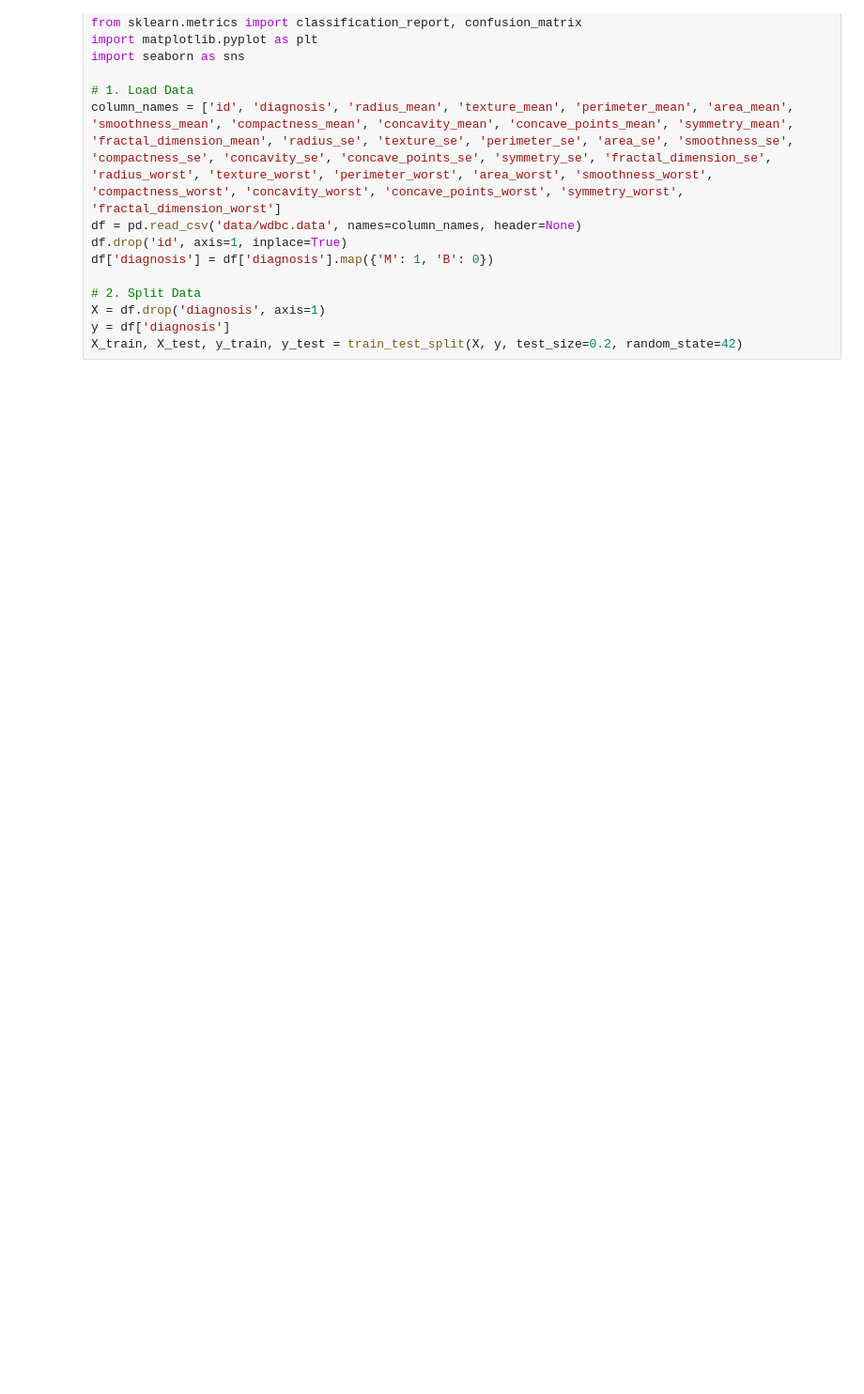
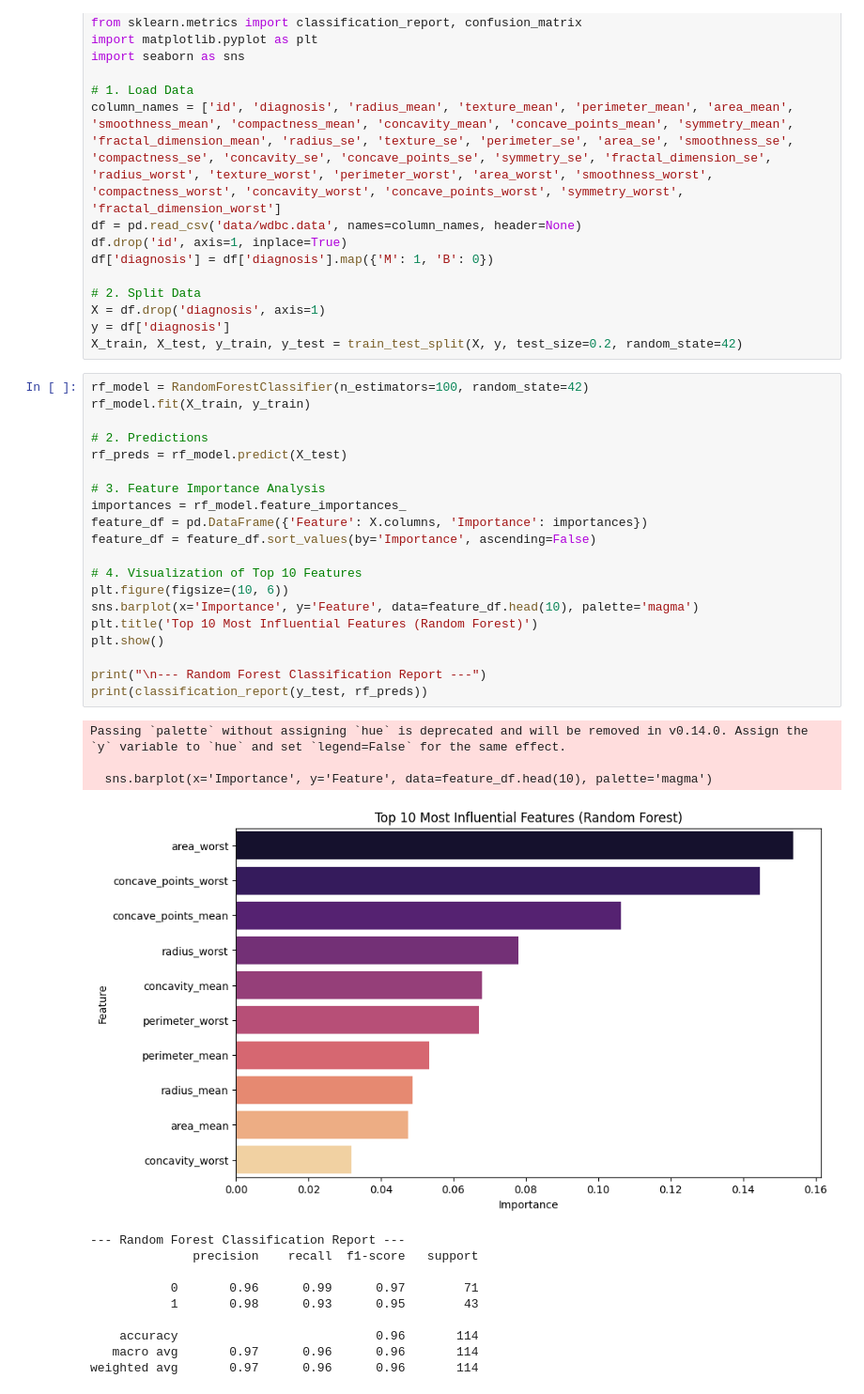
Before and after one commit to RuzbihanZaleek/Breast-Cancer-Classification-ML, a Jupyter notebook: 03_RandomForest_Model.ipynb, the cells around one changed output. Shown at 94% size. Drawn from its saved outputs; the diff is of its cells as text; blank space fills up the shorter version.

```diff
--- a/03_RandomForest_Model.ipynb
+++ b/03_RandomForest_Model.ipynb
@@ -17,3 +17,37 @@ df['diagnosis'] = df['diagnosis'].map({'M': 1, 'B': 0})
 X = df.drop('diagnosis', axis=1)
 y = df['diagnosis']
 X_train, X_test, y_train, y_test = train_test_split(X, y, test_size=0.2, random_state=42)
+# %%
+rf_model = RandomForestClassifier(n_estimators=100, random_state=42)
+rf_model.fit(X_train, y_train)
+
+# 2. Predictions
+rf_preds = rf_model.predict(X_test)
+
+# 3. Feature Importance Analysis
+importances = rf_model.feature_importances_
+feature_df = pd.DataFrame({'Feature': X.columns, 'Importance': importances})
+feature_df = feature_df.sort_values(by='Importance', ascending=False)
+
+# 4. Visualization of Top 10 Features
+plt.figure(figsize=(10, 6))
+sns.barplot(x='Importance', y='Feature', data=feature_df.head(10), palette='magma')
+plt.title('Top 10 Most Influential Features (Random Forest)')
+plt.show()
+
+print("\n--- Random Forest Classification Report ---")
+print(classification_report(y_test, rf_preds))
+# %% [output]
+Passing `palette` without assigning `hue` is deprecated and will be removed in v0.14.0. Assign the `y` variable to `hue` and set `legend=False` for the same effect.
+
+  sns.barplot(x='Importance', y='Feature', data=feature_df.head(10), palette='magma')
+[figure, added]
+--- Random Forest Classification Report ---
+              precision    recall  f1-score   support
+
+           0       0.96      0.99      0.97        71
+           1       0.98      0.93      0.95        43
+
+    accuracy                           0.96       114
+   macro avg       0.97      0.96      0.96       114
+weighted avg       0.97      0.96      0.96       114
```
